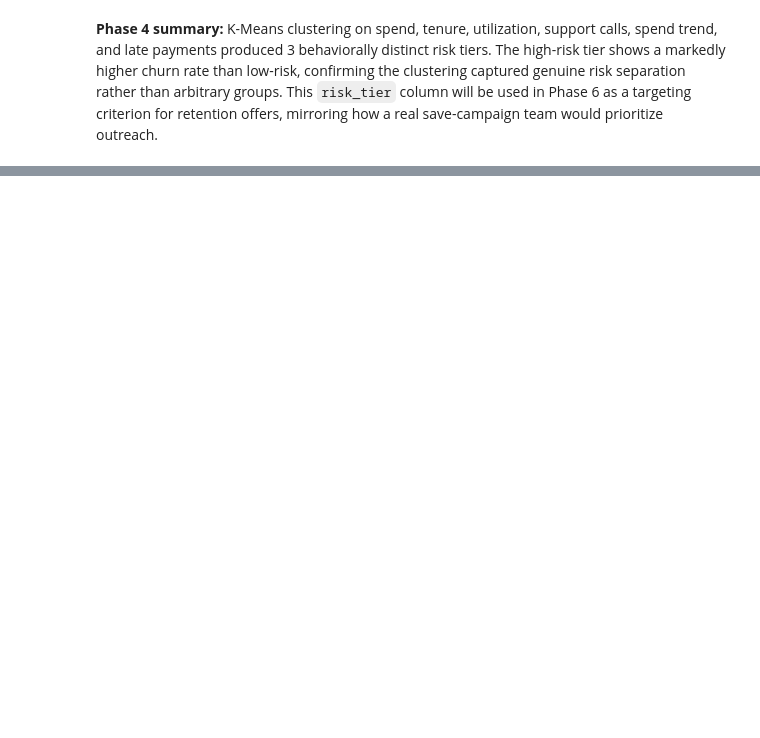
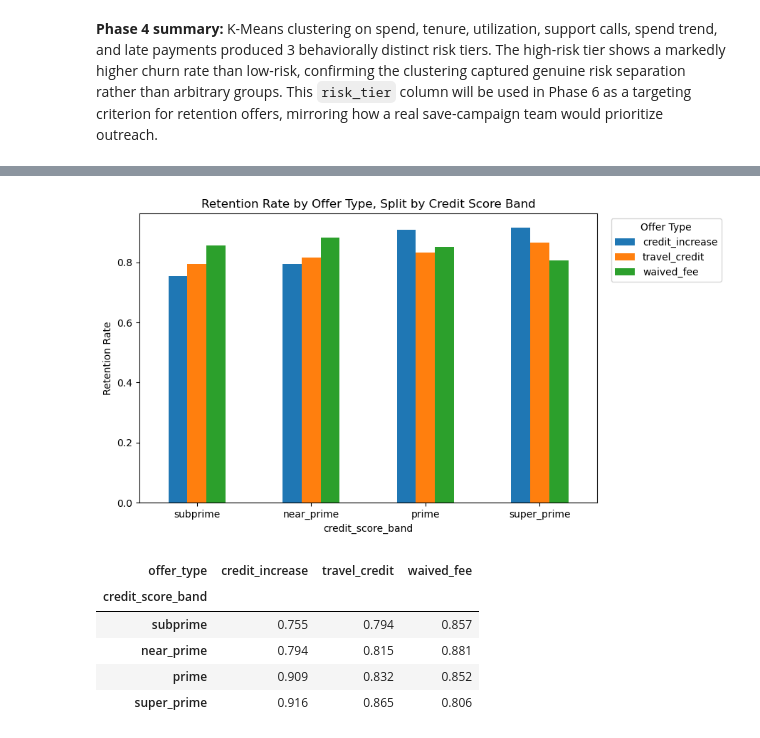
Before and after one commit to sandeepsingh9871/Credit-Card-Churn-Prediction-And-Retention-Analytics, a Jupyter notebook: Credit card churn prediction and retention analytics.ipynb, the cells around one changed output, grey strips where cells are left out. Saved outputs shown, nothing was run; the diff lists cells and outputs as text; code cells hidden in the pictures; blank space fills up the shorter version.

```diff
--- a/Credit card churn prediction and retention analytics.ipynb
+++ b/Credit card churn prediction and retention analytics.ipynb
@@ -566,0 +848,26 @@ segment_summary
+# %%
+offer_by_credit = exp_df[exp_df["received_offer"] == 1].groupby(
+    ["credit_score_band", "offer_type"]
+)["retained_post_offer"].mean().unstack()
+
+offer_by_credit = offer_by_credit.reindex(["subprime", "near_prime", "prime", "super_prime"])
+
+plt.figure(figsize=(9, 5))
+offer_by_credit.plot(kind="bar", ax=plt.gca())
+plt.title("Retention Rate by Offer Type, Split by Credit Score Band")
+plt.ylabel("Retention Rate")
+plt.xticks(rotation=0)
+plt.legend(title="Offer Type", bbox_to_anchor=(1.02, 1), loc="upper left")
+plt.tight_layout()
+plt.savefig("outputs/ab_test_offer_by_credit_band.png", dpi=120, bbox_inches="tight")
+plt.show()
+
+offer_by_credit.round(3)
+# %% [output]
+[figure, added]
+| offer_type | credit_increase | travel_credit | waived_fee |
+| credit_score_band |  |  |  |
+| subprime | 0.755 | 0.794 | 0.857 |
+| near_prime | 0.794 | 0.815 | 0.881 |
+| prime | 0.909 | 0.832 | 0.852 |
+| super_prime | 0.916 | 0.865 | 0.806 |
```
Also changed, not shown: parts of 45 cells of this notebook, 15 other files.
